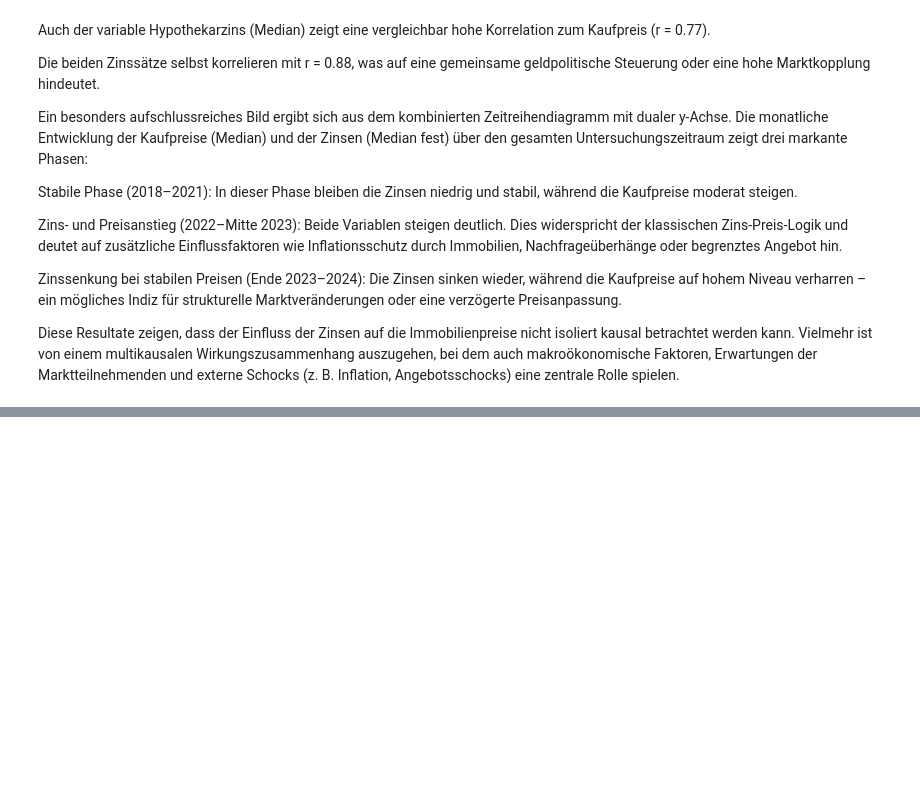
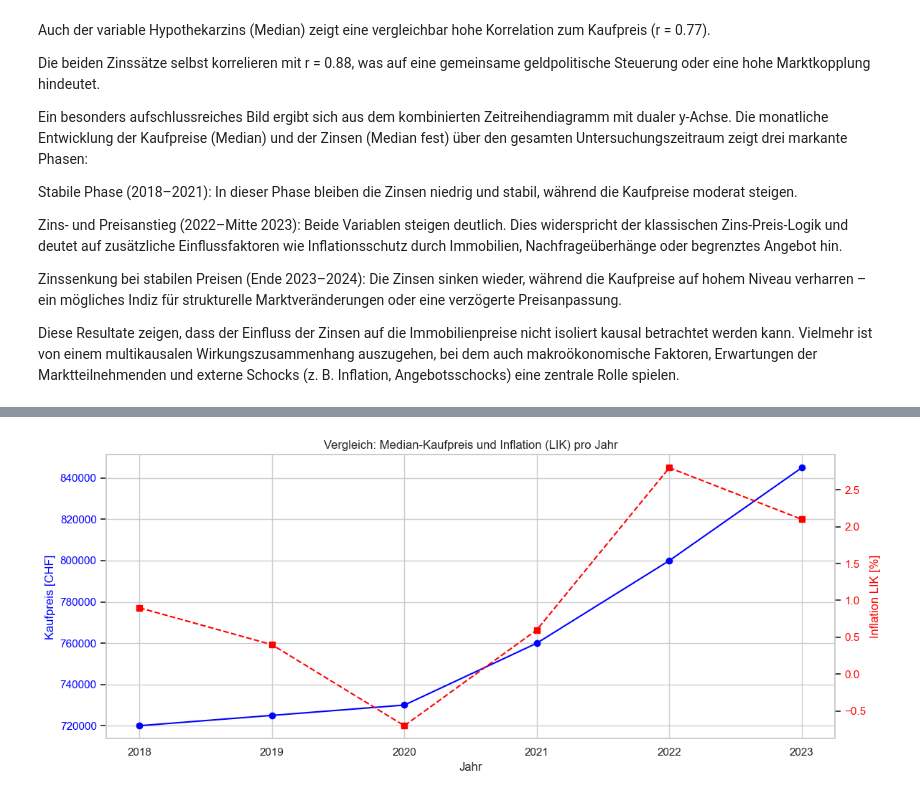
Before and after one commit to noeChicharro/Einfluss_von_Inflation_und_Zinsen_auf_den_Immobilienmark, a Jupyter notebook: src/antonio_jupyter_notebooks/Datenanalyse_Kapitel_4_5.ipynb, the cells around one changed output, grey strips where cells are left out. Cells and saved outputs as stored; diff of their text form; code cells hidden in the pictures; blank space fills up the shorter version.

```diff
--- a/src/antonio_jupyter_notebooks/Datenanalyse_Kapitel_4_5.ipynb
+++ b/src/antonio_jupyter_notebooks/Datenanalyse_Kapitel_4_5.ipynb
@@ -544,0 +604,25 @@ Ziel ist es, mögliche längerfristige Zusammenhänge zwischen der allgemeinen P
+# %%
+fig, ax1 = plt.subplots(figsize=(12, 5))
+
+# Linke Y-Achse: Median-Kaufpreis
+ax1.plot(df_merge_inflation['year'], df_merge_inflation['median_kaufpreis'],
+         color='blue', marker='o', label='Median-Kaufpreis')
+ax1.set_ylabel('Kaufpreis [CHF]', color='blue')
+ax1.tick_params(axis='y', labelcolor='blue')
+ax1.grid(True)  # Nur hier Grid aktivieren
+
+# Rechte Y-Achse: Inflation LIK
+ax2 = ax1.twinx()
+ax2.plot(df_merge_inflation['year'], df_merge_inflation['inflation_lik'],
+         color='red', marker='s', linestyle='--', label='Inflation LIK')
+ax2.set_ylabel('Inflation LIK [%]', color='red')
+ax2.tick_params(axis='y', labelcolor='red')
+ax2.grid(False)  # Grid hier deaktivieren
+
+# Allgemeine Formatierung
+ax1.set_xlabel('Jahr')
+plt.title('Vergleich: Median-Kaufpreis und Inflation (LIK) pro Jahr')
+fig.tight_layout()
+plt.show()
+# %% [output]
+[figure, added]
```
Also changed, not shown: parts of 7 cells of this notebook, 1 other file.
